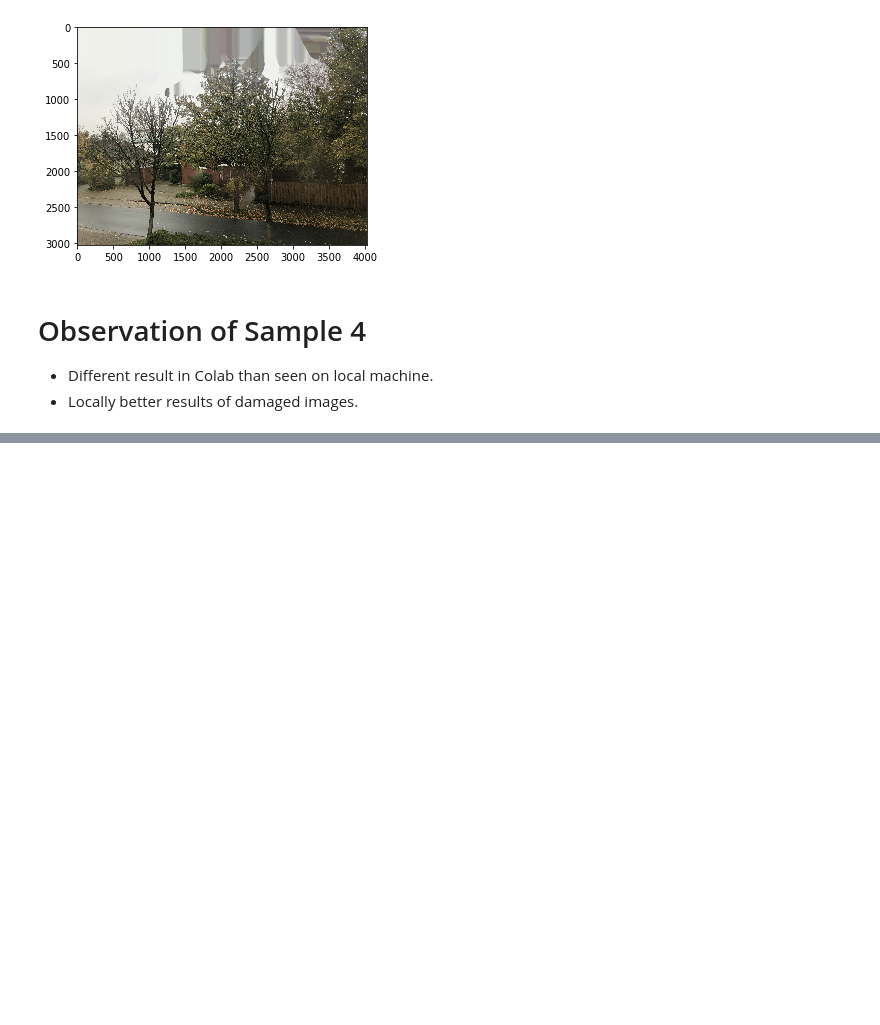
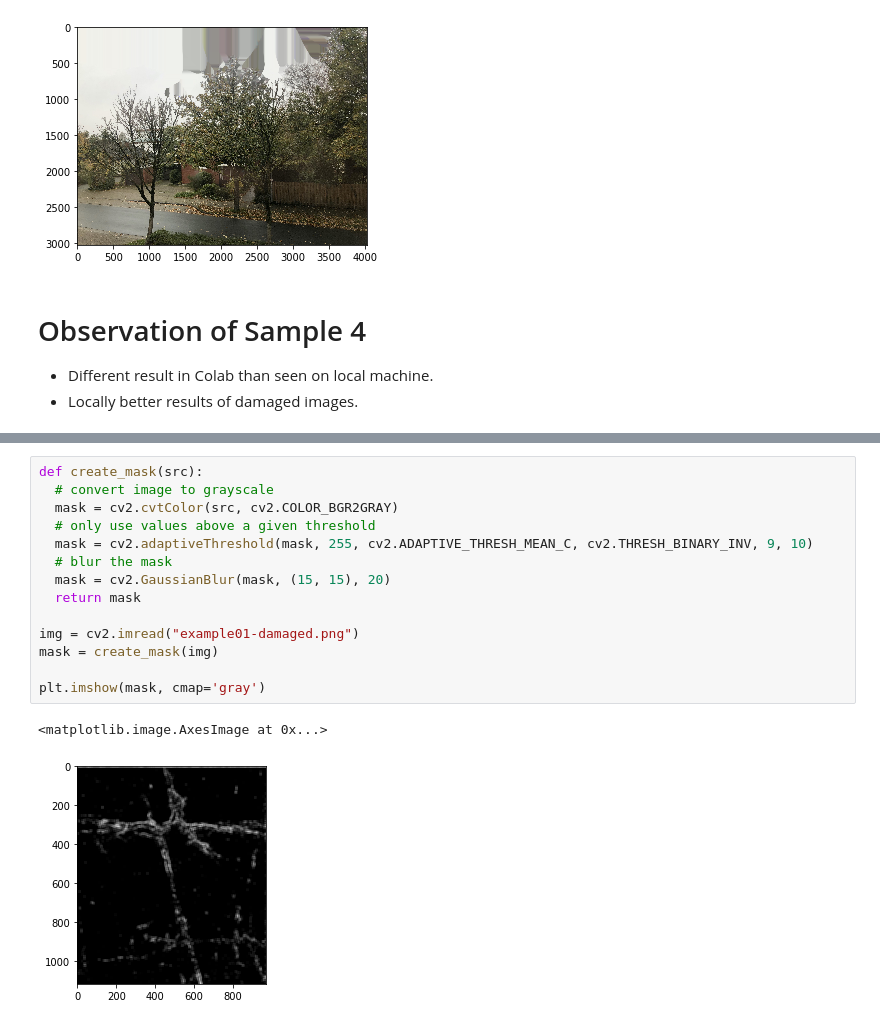
Before and after one commit to uol-mediaprocessing-201920/group-projects-image-restauration, a Jupyter notebook: main.ipynb, the cells around one changed output, grey strips where cells are left out. Drawn from its saved outputs; the diff is of its cells as text; blank space fills up the shorter version.

```diff
--- a/main.ipynb
+++ b/main.ipynb
@@ -219,0 +231,17 @@ plt.imshow(cv2.cvtColor(result, cv2.COLOR_BGR2RGB))
+# %%
+def create_mask(src):
+  # convert image to grayscale
+  mask = cv2.cvtColor(src, cv2.COLOR_BGR2GRAY)
+  # only use values above a given threshold
+  mask = cv2.adaptiveThreshold(mask, 255, cv2.ADAPTIVE_THRESH_MEAN_C, cv2.THRESH_BINARY_INV, 9, 10)
+  # blur the mask
+  mask = cv2.GaussianBlur(mask, (15, 15), 20)
+  return mask
+
+img = cv2.imread("example01-damaged.png")
+mask = create_mask(img)
+
+plt.imshow(mask, cmap='gray')
+# %% [output]
+<matplotlib.image.AxesImage at 0x...>
+[figure, added]
```
Also changed, not shown: parts of 5 cells of this notebook.
